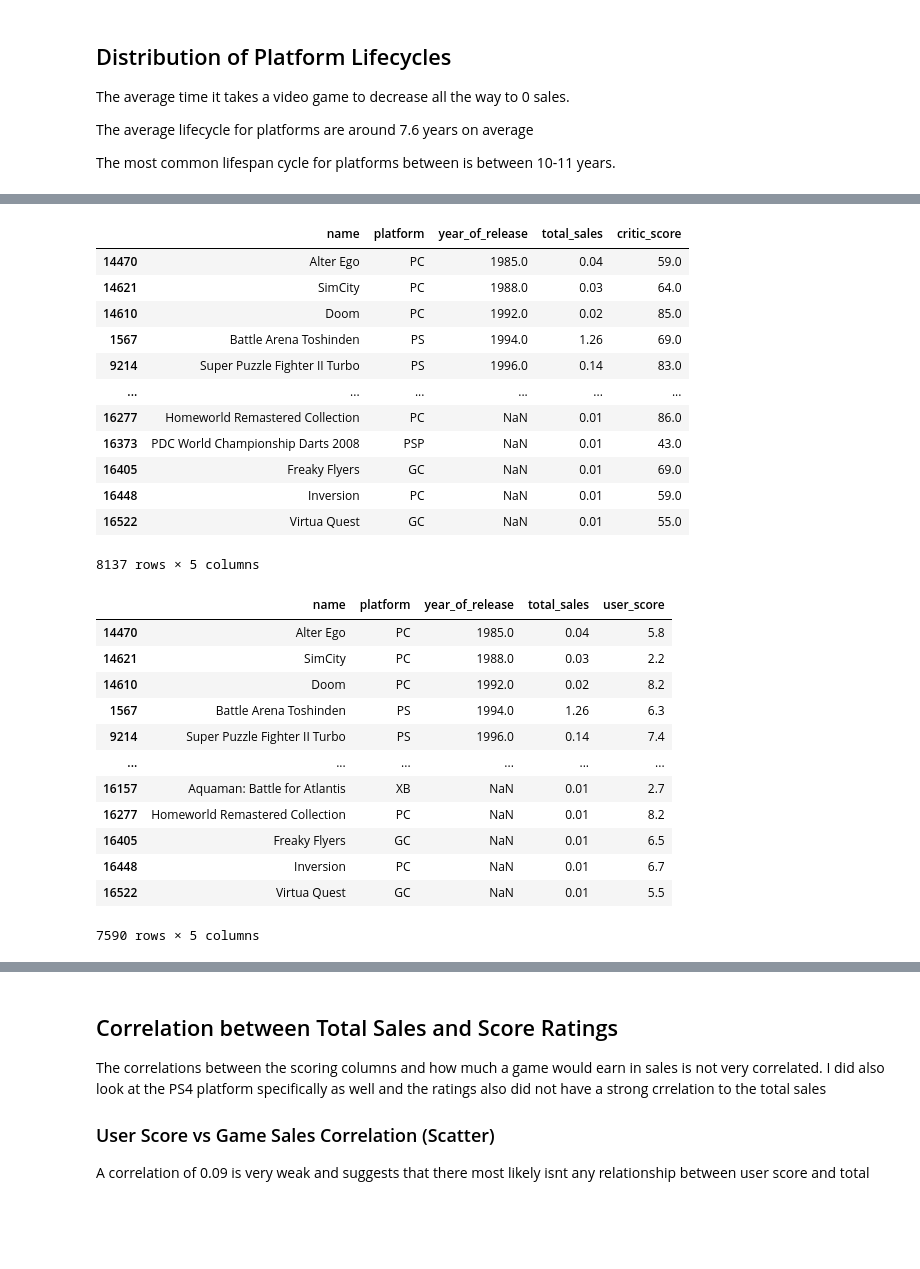
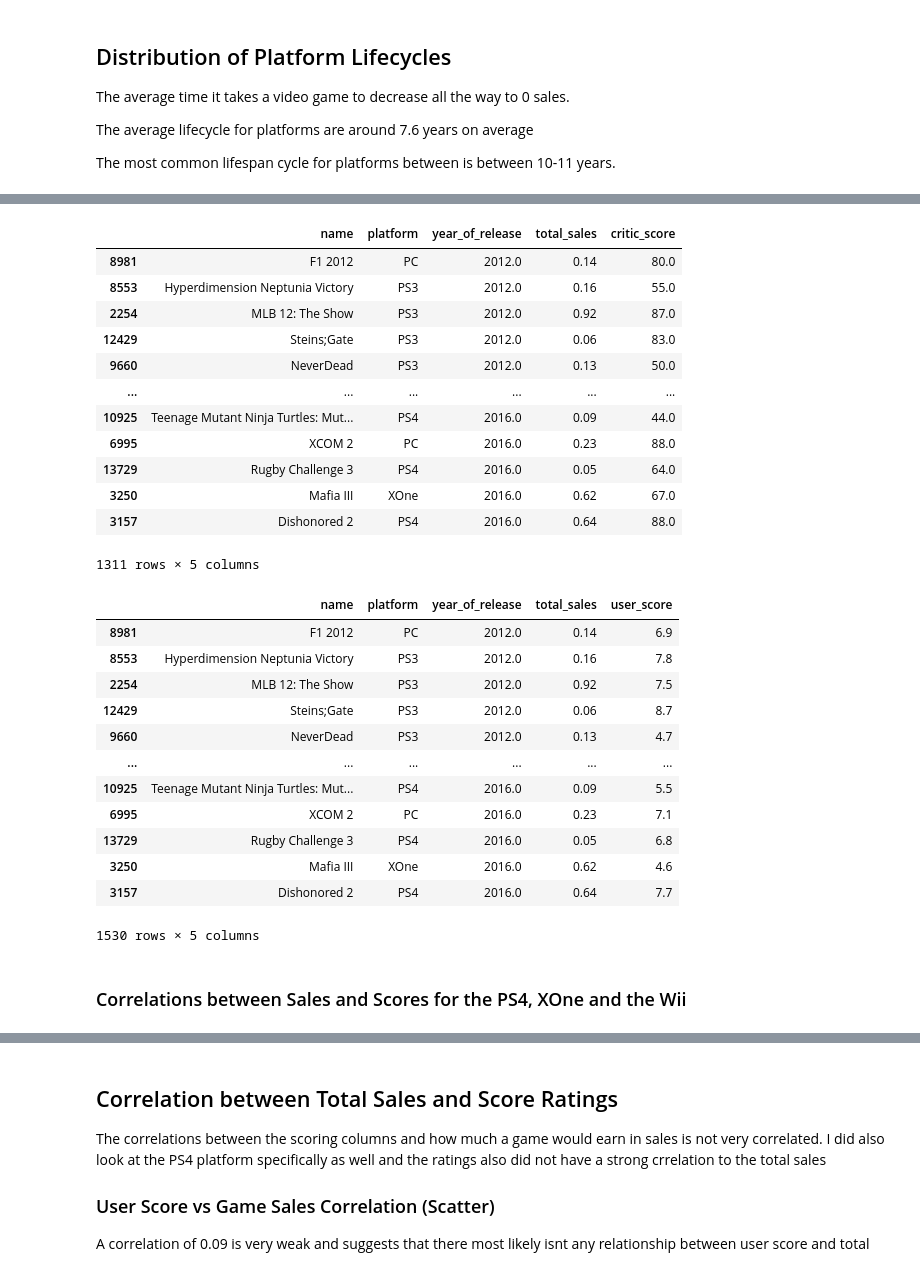
Before and after one commit to oliver-worth/GameStore-Ice-, a Jupyter notebook: IceEda-1.ipynb, the cells around one changed output, grey strips where cells are left out. Saved outputs shown, nothing was run; the diff lists cells and outputs as text; code cells hidden in the pictures; blank space fills up the shorter version.

```diff
--- a/IceEda-1.ipynb
+++ b/IceEda-1.ipynb
@@ -132,0 +148,3 @@ df['user_score'].duplicated().sum()
+# %%
+df = df.drop_duplicates(subset=['name', 'platform', 'year_of_release'], keep='first')
+# dropping duplicates from DataFrame
@@ -412,0 +506,4 @@ filtered_df.head()
+# %%
+df_2012_2016 = df[(df['year_of_release'] >= 2012) & (df['year_of_release'] <= 2016)]
+
+df_2012_2016.head()
@@ -511,39 +638,41 @@ X360 has the highest median sales per video game followed by PS3 and we can also
 # %%
-critic_scores_df = df[['name', 'platform', 'year_of_release', 'total_sales', 'critic_score']]
+critic_scores_df = df_2012_2016[['name', 'platform', 'year_of_release', 'total_sales', 'critic_score']]
 # Im dropping all rows when the value of column critic_score is NaN. I didn't want to add median values for those because if I were to draw up a distribution it would screw up my analsysis and skew everything towards the center
 critic_scores_df = critic_scores_df.dropna(subset=['critic_score'])
 critic_scores_df
 # %% [output]
 |  | name | platform | year_of_release | total_sales | critic_score |
-| 14470 | Alter Ego | PC | 1985.0 | 0.04 | 59.0 |
-| 14621 | SimCity | PC | 1988.0 | 0.03 | 64.0 |
-| 14610 | Doom | PC | 1992.0 | 0.02 | 85.0 |
-| 1567 | Battle Arena Toshinden | PS | 1994.0 | 1.26 | 69.0 |
-| 9214 | Super Puzzle Fighter II Turbo | PS | 1996.0 | 0.14 | 83.0 |
+| 8981 | F1 2012 | PC | 2012.0 | 0.14 | 80.0 |
+| 8553 | Hyperdimension Neptunia Victory | PS3 | 2012.0 | 0.16 | 55.0 |
+| 2254 | MLB 12: The Show | PS3 | 2012.0 | 0.92 | 87.0 |
+| 12429 | Steins;Gate | PS3 | 2012.0 | 0.06 | 83.0 |
+| 9660 | NeverDead | PS3 | 2012.0 | 0.13 | 50.0 |
 | ... | ... | ... | ... | ... | ... |
-| 16277 | Homeworld Remastered Collection | PC | NaN | 0.01 | 86.0 |
-| 16373 | PDC World Championship Darts 2008 | PSP | NaN | 0.01 | 43.0 |
-| 16405 | Freaky Flyers | GC | NaN | 0.01 | 69.0 |
-| 16448 | Inversion | PC | NaN | 0.01 | 59.0 |
-| 16522 | Virtua Quest | GC | NaN | 0.01 | 55.0 |
+| 10925 | Teenage Mutant Ninja Turtles: Mut... | PS4 | 2016.0 | 0.09 | 44.0 |
+| 6995 | XCOM 2 | PC | 2016.0 | 0.23 | 88.0 |
+| 13729 | Rugby Challenge 3 | PS4 | 2016.0 | 0.05 | 64.0 |
+| 3250 | Mafia III | XOne | 2016.0 | 0.62 | 67.0 |
+| 3157 | Dishonored 2 | PS4 | 2016.0 | 0.64 | 88.0 |
-8137 rows × 5 columns
+1311 rows × 5 columns
 # %%
-user_scores_df = df[['name', 'platform', 'year_of_release', 'total_sales', 'user_score']]
+user_scores_df = df_2012_2016[['name', 'platform', 'year_of_release', 'total_sales', 'user_score']]
 # Im dropping all rows when the value of column user_score is NaN. I didn't want to add median values for those because if I were to draw up a distribution it would screw up my analsysis and skew everything towards the center
 user_scores_df = user_scores_df.dropna(subset=['user_score'])
 
 user_scores_df
 # %% [output]
 |  | name | platform | year_of_release | total_sales | user_score |
-| 14470 | Alter Ego | PC | 1985.0 | 0.04 | 5.8 |
-| 14621 | SimCity | PC | 1988.0 | 0.03 | 2.2 |
-| 14610 | Doom | PC | 1992.0 | 0.02 | 8.2 |
-| 1567 | Battle Arena Toshinden | PS | 1994.0 | 1.26 | 6.3 |
-| 9214 | Super Puzzle Fighter II Turbo | PS | 1996.0 | 0.14 | 7.4 |
+| 8981 | F1 2012 | PC | 2012.0 | 0.14 | 6.9 |
+| 8553 | Hyperdimension Neptunia Victory | PS3 | 2012.0 | 0.16 | 7.8 |
+| 2254 | MLB 12: The Show | PS3 | 2012.0 | 0.92 | 7.5 |
+| 12429 | Steins;Gate | PS3 | 2012.0 | 0.06 | 8.7 |
+| 9660 | NeverDead | PS3 | 2012.0 | 0.13 | 4.7 |
 | ... | ... | ... | ... | ... | ... |
-| 16157 | Aquaman: Battle for Atlantis | XB | NaN | 0.01 | 2.7 |
-| 16277 | Homeworld Remastered Collection | PC | NaN | 0.01 | 8.2 |
-| 16405 | Freaky Flyers | GC | NaN | 0.01 | 6.5 |
-| 16448 | Inversion | PC | NaN | 0.01 | 6.7 |
-| 16522 | Virtua Quest | GC | NaN | 0.01 | 5.5 |
+| 10925 | Teenage Mutant Ninja Turtles: Mut... | PS4 | 2016.0 | 0.09 | 5.5 |
+| 6995 | XCOM 2 | PC | 2016.0 | 0.23 | 7.1 |
+| 13729 | Rugby Challenge 3 | PS4 | 2016.0 | 0.05 | 6.8 |
+| 3250 | Mafia III | XOne | 2016.0 | 0.62 | 4.6 |
+| 3157 | Dishonored 2 | PS4 | 2016.0 | 0.64 | 7.7 |
-7590 rows × 5 columns
+1530 rows × 5 columns
+# %% [markdown]
+### Correlations between Sales and Scores for the PS4, XOne and the Wii
```
Also changed, not shown: parts of 61 cells of this notebook.
